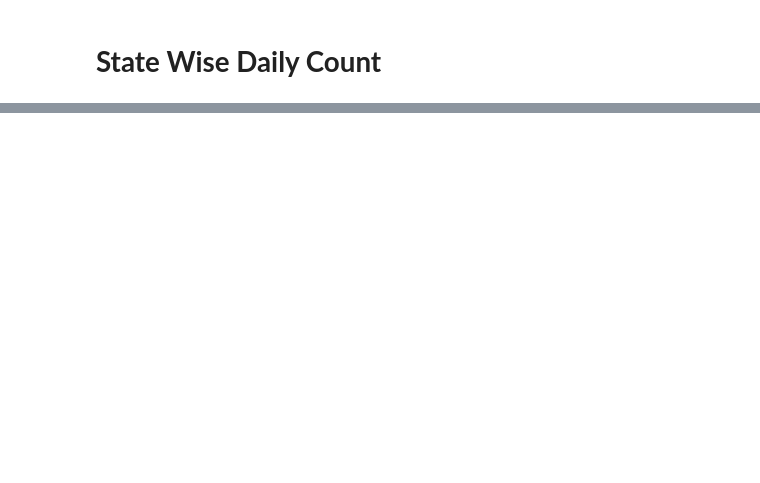
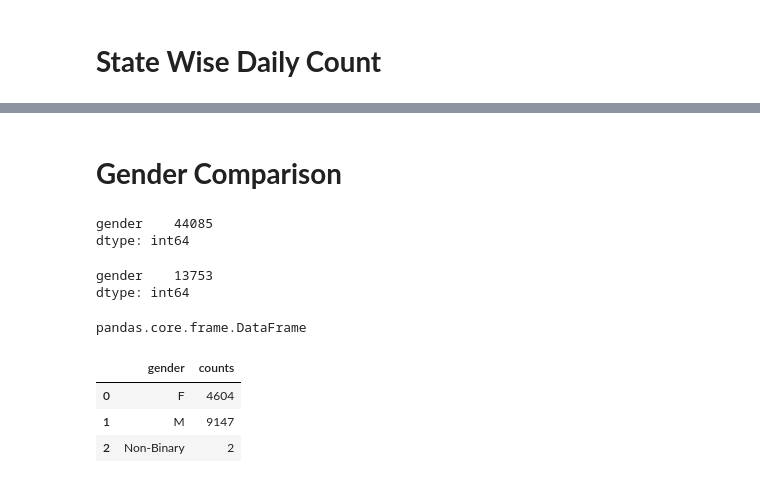
Before and after one commit to RizwanaShaikh/DataScience, a Jupyter notebook: Covid_19.ipynb, the cells around one changed output, grey strips where cells are left out. Drawn from its saved outputs; the diff is of its cells as text; code cells hidden in the pictures; blank space fills up the shorter version.

```diff
--- a/Covid_19.ipynb
+++ b/Covid_19.ipynb
@@ -6,3 +6,20 @@ import pandas as pd
 import matplotlib.pyplot as plt
 import plotly.express as px
 import plotly.graph_objects as go
+# %%
+#LOADING RAW DATA
+'''
+Raw data 1 Data till EoD Apr 19th
+Raw data 2 Data till EoD Apr 26th
+Raw data 3 Data till EoD May 9th
+Raw data 4 Data Live
+'''
+
+raw_data = pd.DataFrame()
+for i in range(1,5):
+    res_data = requests.get("https://api.covid19india.org/raw_data"+str(i)+".json")
+    call_data = res_data.json()
+    nl_data = pd.DataFrame(call_data['raw_data'])
+    raw_data = raw_data.append(nl_data)
+
+print(raw_data.shape)
@@ -244,0 +349,28 @@ fig.show()
+# %% [markdown]
+# **Gender Comparison**
+# %%
+gen = raw_data[['gender']]
+gen.count()
+# %% [output]
+gender    44085
+dtype: int64
+# %%
+gen = gen[gen != '']
+gen = gen[gen != 'NA']
+gen.count()
+# %% [output]
+gender    13753
+dtype: int64
+# %%
+type(gen)
+# %% [output]
+pandas.core.frame.DataFrame
+# %%
+gen = gen.groupby(['gender']).size().reset_index(name='counts')
+# %%
+gen
+# %% [output]
+|  | gender | counts |
+| 0 | F | 4604 |
+| 1 | M | 9147 |
+| 2 | Non-Binary | 2 |
```
Also changed, not shown: parts of 19 cells of this notebook.
